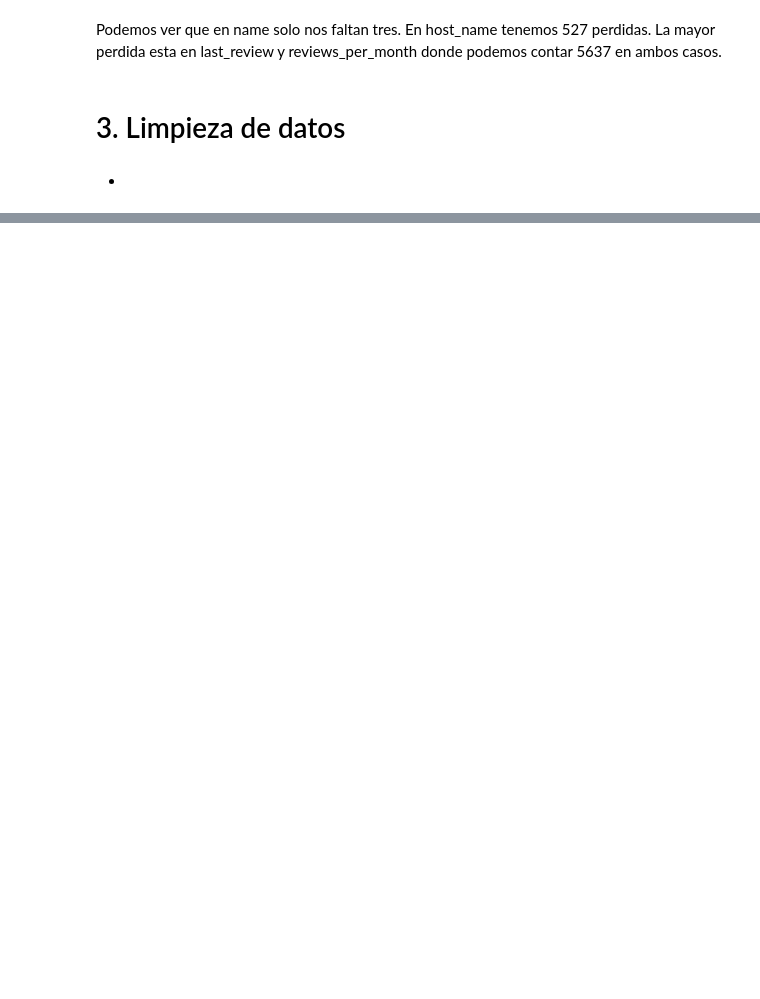
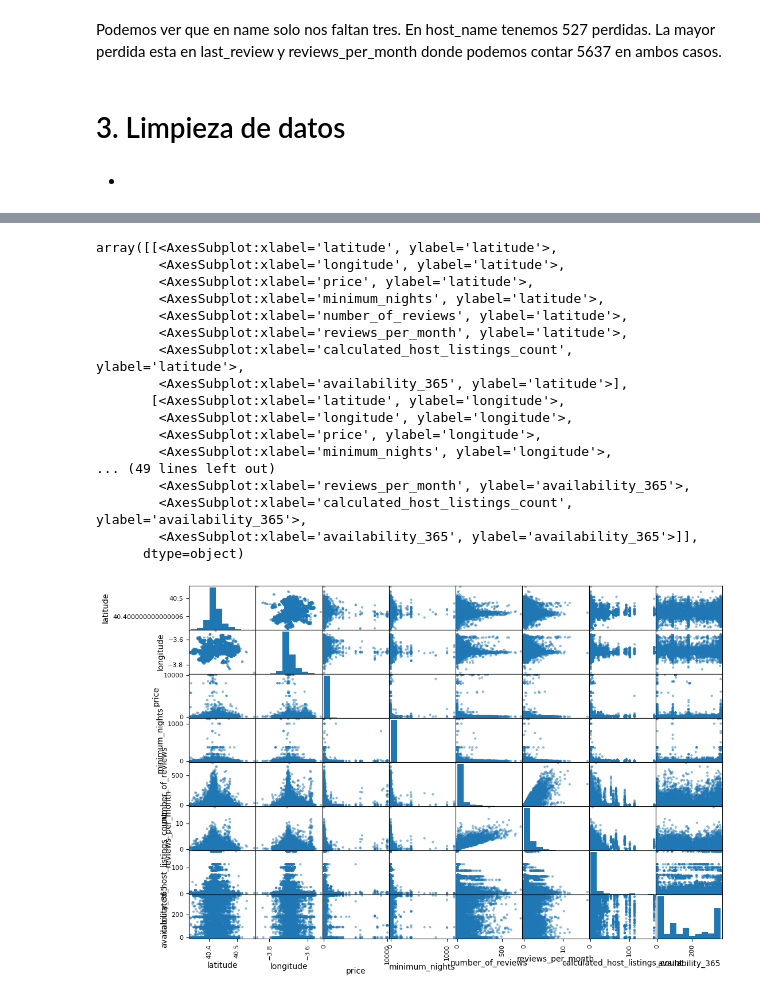
Before and after one commit to Factoria-F5-AI-Bootcamp-1-Edicion/Madrid_AirB-B, a Jupyter notebook: Madrid Airbnb.ipynb, the cells around one changed output, grey strips where cells are left out. Cells and saved outputs as stored; diff of their text form; code cells hidden in the pictures; blank space fills up the shorter version.

```diff
--- a/Madrid Airbnb.ipynb
+++ b/Madrid Airbnb.ipynb
@@ -169,0 +276,21 @@ Type -
+# %%
+pd.plotting.scatter_matrix(df[numericas], figsize=(12,8))
+# %% [output]
+array([[<AxesSubplot:xlabel='latitude', ylabel='latitude'>,
+        <AxesSubplot:xlabel='longitude', ylabel='latitude'>,
+        <AxesSubplot:xlabel='price', ylabel='latitude'>,
+        <AxesSubplot:xlabel='minimum_nights', ylabel='latitude'>,
+        <AxesSubplot:xlabel='number_of_reviews', ylabel='latitude'>,
+        <AxesSubplot:xlabel='reviews_per_month', ylabel='latitude'>,
+        <AxesSubplot:xlabel='calculated_host_listings_count', ylabel='latitude'>,
+        <AxesSubplot:xlabel='availability_365', ylabel='latitude'>],
+       [<AxesSubplot:xlabel='latitude', ylabel='longitude'>,
+        <AxesSubplot:xlabel='longitude', ylabel='longitude'>,
+        <AxesSubplot:xlabel='price', ylabel='longitude'>,
+        <AxesSubplot:xlabel='minimum_nights', ylabel='longitude'>,
+... (49 lines left out)
+        <AxesSubplot:xlabel='reviews_per_month', ylabel='availability_365'>,
+        <AxesSubplot:xlabel='calculated_host_listings_count', ylabel='availability_365'>,
+        <AxesSubplot:xlabel='availability_365', ylabel='availability_365'>]],
+      dtype=object)
+[figure, added]
```
Also changed, not shown: parts of 17 cells of this notebook.
